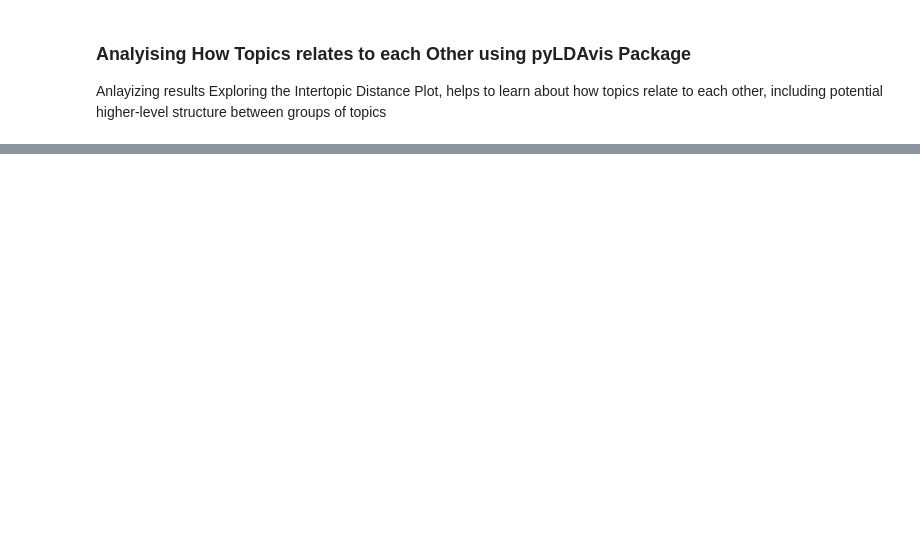
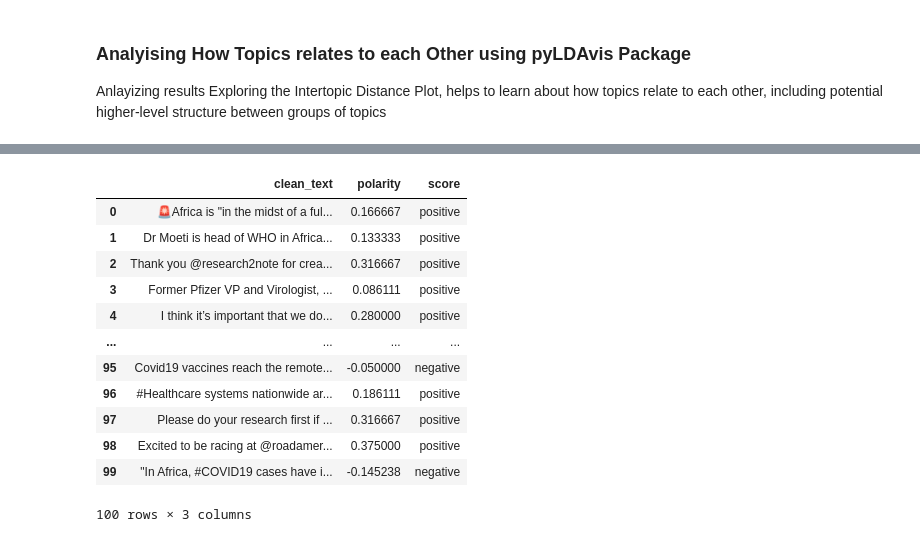
Before and after one commit to Caphace-Ethan/10Academy, a Jupyter notebook: Topic_Modeling_Sentiment_analysis.ipynb, the cells around one changed output, grey strips where cells are left out. Saved outputs shown, nothing was run; the diff lists cells and outputs as text; code cells hidden in the pictures; blank space fills up the shorter version.

```diff
--- a/Topic_Modeling_Sentiment_analysis.ipynb
+++ b/Topic_Modeling_Sentiment_analysis.ipynb
@@ -370,0 +659,19 @@ On the Diagram above shows that Topic1 which can be described as "Indian Vaccine
+# %%
+tweets_filtered['polarity']=pd.to_numeric(tweets_filtered['polarity'],errors='coerce')
+tweets_filtered['score'] = tweets_filtered.polarity.apply(text_category)
+
+tweets_filtered[:100]
+# %% [output]
+|  | clean_text | polarity | score |
+| 0 | 🚨Africa is "in the midst of a ful... | 0.166667 | positive |
+| 1 | Dr Moeti is head of WHO in Africa... | 0.133333 | positive |
+| 2 | Thank you @research2note for crea... | 0.316667 | positive |
+| 3 | Former Pfizer VP and Virologist, ... | 0.086111 | positive |
+| 4 | I think it’s important that we do... | 0.280000 | positive |
+| ... | ... | ... | ... |
+| 95 | Covid19 vaccines reach the remote... | -0.050000 | negative |
+| 96 | #Healthcare systems nationwide ar... | 0.186111 | positive |
+| 97 | Please do your research first if ... | 0.316667 | positive |
+| 98 | Excited to be racing at @roadamer... | 0.375000 | positive |
+| 99 | "In Africa, #COVID19 cases have i... | -0.145238 | negative |
+100 rows × 3 columns
```
Also changed, not shown: parts of 25 cells of this notebook.
